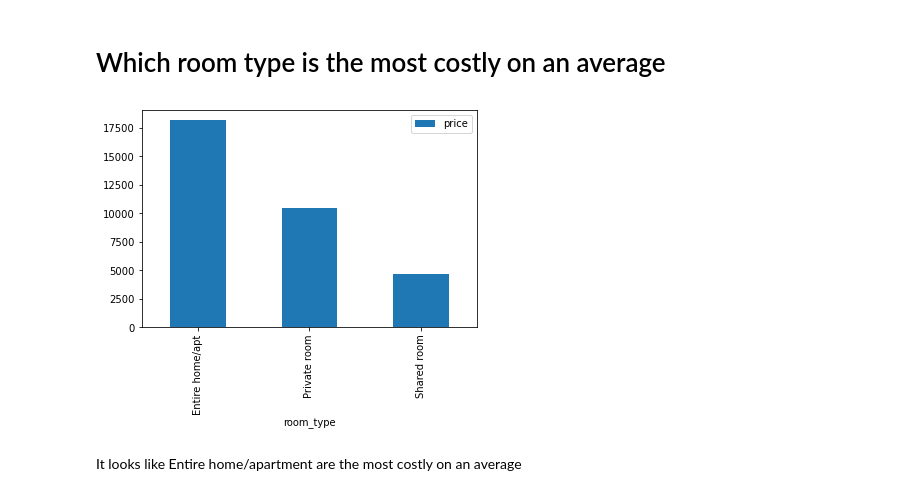
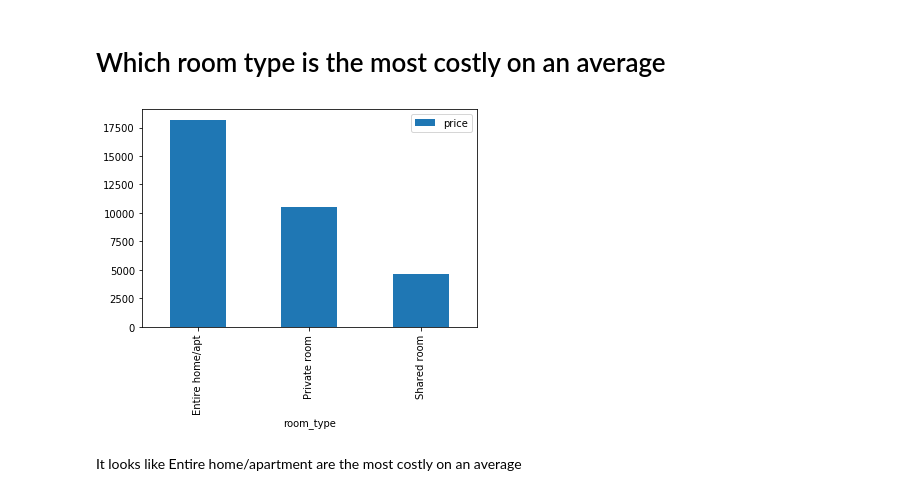
Before and after one commit to KaziFarhanuddin/Trip-to-Tokyo, a Jupyter notebook: Trip-to-Tokyo.ipynb, the cells around one changed output. Saved outputs shown, nothing was run; the diff lists cells and outputs as text; code cells hidden in the pictures.

```diff
--- a/Trip-to-Tokyo.ipynb
+++ b/Trip-to-Tokyo.ipynb
@@ -89,9 +81,9 @@ So it looks like entire home/apartment is the most popular choice in tokyo
 # %% [markdown]
 # Which room type is the most costly on an average
 # %%
-df[['room_type', 'price']].groupby('room_type').mean().plot.bar(f);
+df[['room_type', 'price']].groupby('room_type').mean().plot.bar();
 # %% [output]
-[figure, old version]
+[figure, new version]
 # %% [markdown]
 It looks like Entire home/apartment are the most costly on an average
 # %% [markdown]
```
Also changed, not shown: parts of 3 cells of this notebook.
